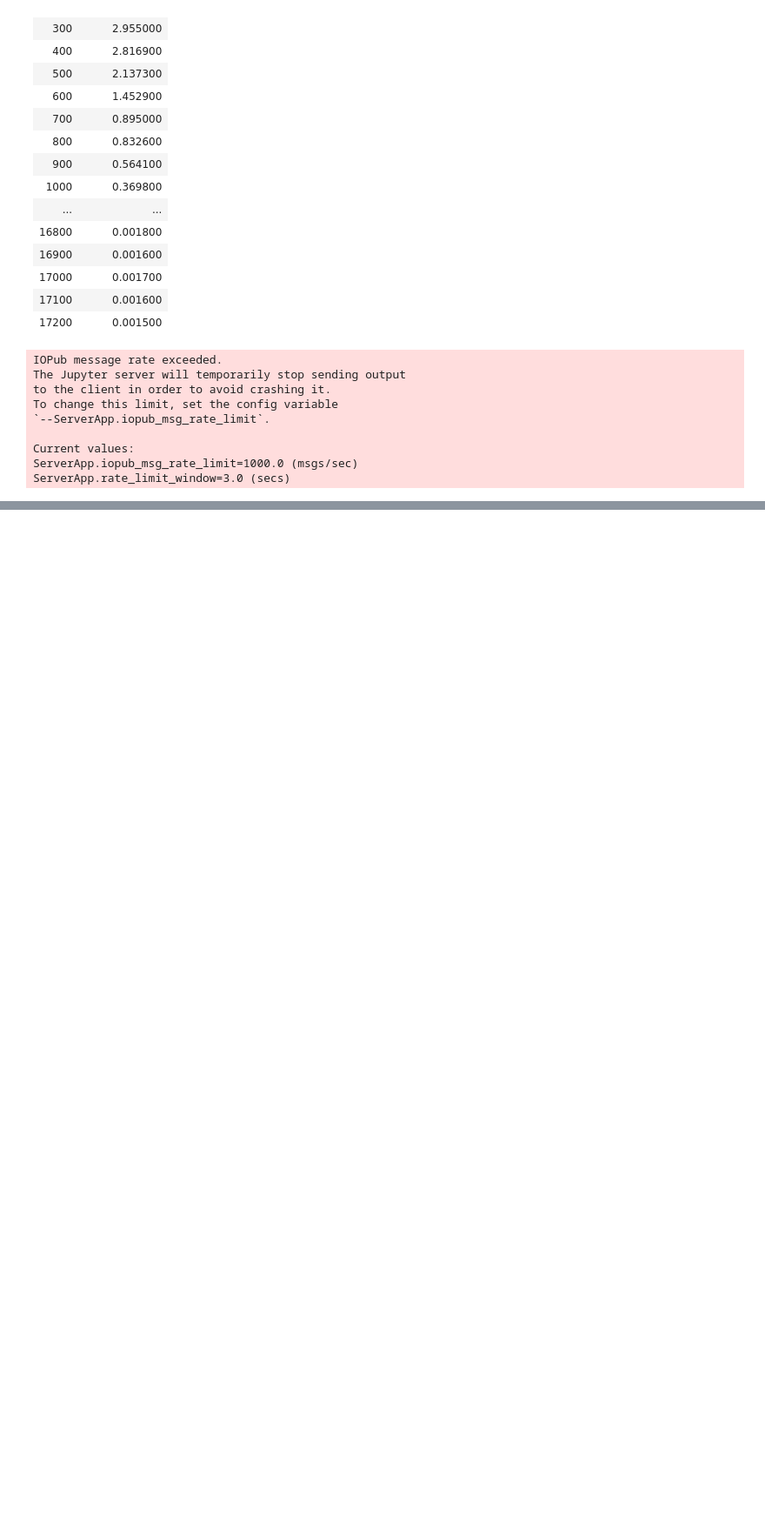
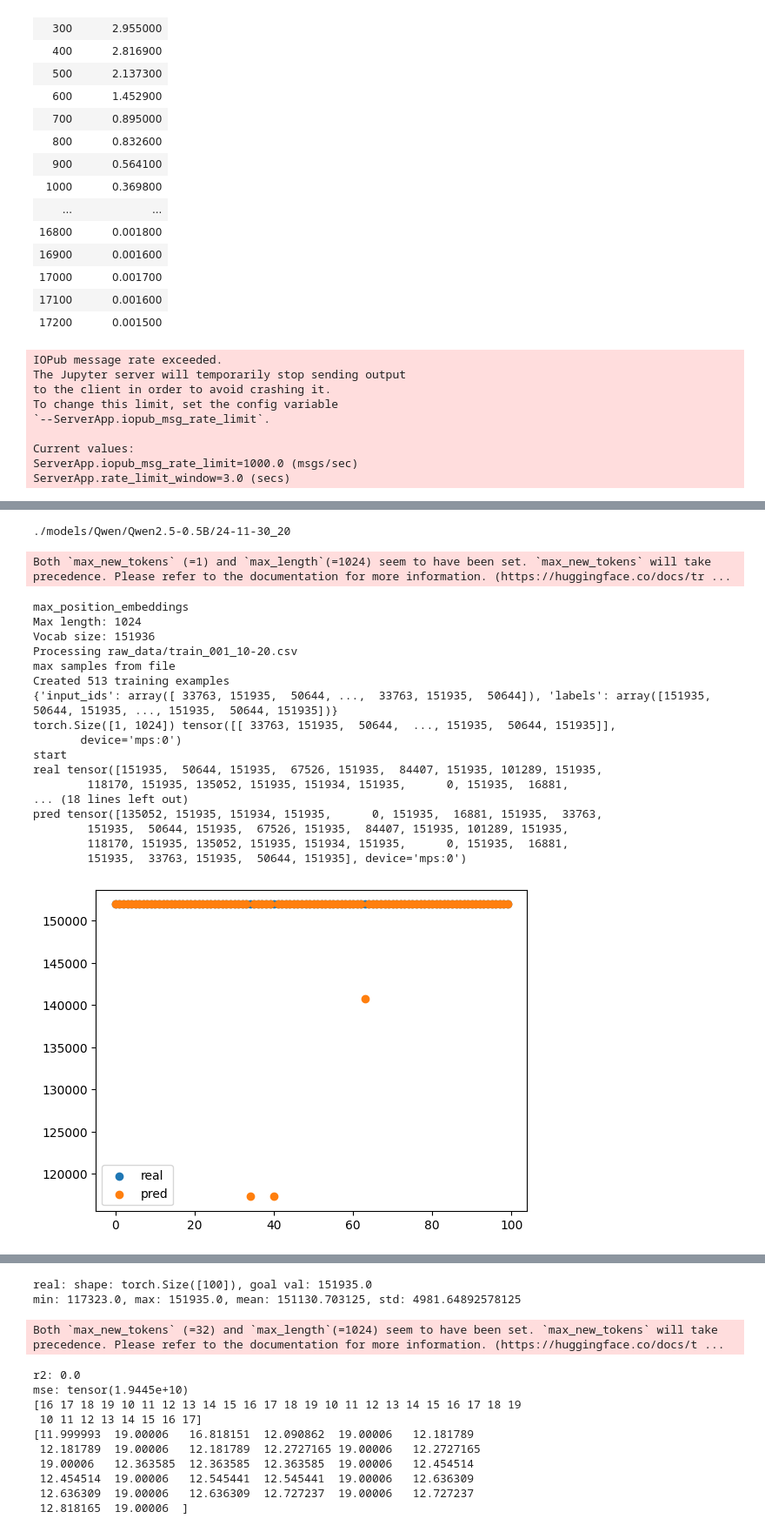
Before and after one commit to JoeyShapiro/TimeSeriesGPT, a Jupyter notebook: model.ipynb, the cells around one changed output, grey strips where cells are left out. Shown at 87% size. Cells and saved outputs as stored; diff of their text form; code cells hidden in the pictures; blank space fills up the shorter version.

```diff
--- a/model.ipynb
+++ b/model.ipynb
@@ -678,0 +677,44 @@ mse: tensor(3.4222e+09)
+# %%
+model_path = 'Qwen/Qwen2.5-0.5B'
+# get latest folder in models
+files = sorted([ f"./models/{model_path}/{f}" for f in os.listdir(f"./models/{model_path}") ])
+latest = max(files, key=os.path.getmtime)
+# latest = f"./models/{model_path}/24-11-28_21"
+# latest = "./models/Qwen/Qwen2.5-0.5B/24-11-28_21"
+latest = "./models/Qwen/Qwen2.5-0.5B/24-11-30_20"
+# latest = "./models/gpt2/24-11-28_16"
+# latest = "./models/gpt2/24-11-30_22"
+print(latest)
+
+# easy
+input_files = [ 'raw_data/train_001_10-20.csv' ]
+generated_text = test_model(latest, input_files=input_files)
+
+# medium
+# input_files = [ '' ]
+# generated_text = test_model(latest, input_files=input_files)
+
+# # hard
+# input_files = [ '' ]
+# generated_text = test_model(latest, input_files=input_files)
+# %% [output]
+./models/Qwen/Qwen2.5-0.5B/24-11-30_20
+Both `max_new_tokens` (=1) and `max_length`(=1024) seem to have been set. `max_new_tokens` will take precedence. Please refer to the documentation for more information. (https://huggingface.co/docs/tr ...
+max_position_embeddings
+Max length: 1024
+Vocab size: 151936
+Processing raw_data/train_001_10-20.csv
+max samples from file
+Created 513 training examples
+{'input_ids': array([ 33763, 151935,  50644, ...,  33763, 151935,  50644]), 'labels': array([151935,  50644, 151935, ..., 151935,  50644, 151935])}
+torch.Size([1, 1024]) tensor([[ 33763, 151935,  50644,  ..., 151935,  50644, 151935]],
+       device='mps:0')
+start
+real tensor([151935,  50644, 151935,  67526, 151935,  84407, 151935, 101289, 151935,
+        118170, 151935, 135052, 151935, 151934, 151935,      0, 151935,  16881,
+... (18 lines left out)
+pred tensor([135052, 151935, 151934, 151935,      0, 151935,  16881, 151935,  33763,
+        151935,  50644, 151935,  67526, 151935,  84407, 151935, 101289, 151935,
+        118170, 151935, 135052, 151935, 151934, 151935,      0, 151935,  16881,
+        151935,  33763, 151935,  50644, 151935], device='mps:0')
+[figure, added]
@@ -678,0 +722,13 @@ mse: tensor(3.4222e+09)
+real: shape: torch.Size([100]), goal val: 151935.0
+min: 117323.0, max: 151935.0, mean: 151130.703125, std: 4981.64892578125
+Both `max_new_tokens` (=32) and `max_length`(=1024) seem to have been set. `max_new_tokens` will take precedence. Please refer to the documentation for more information. (https://huggingface.co/docs/t ...
+r2: 0.0
+mse: tensor(1.9445e+10)
+[16 17 18 19 10 11 12 13 14 15 16 17 18 19 10 11 12 13 14 15 16 17 18 19
+ 10 11 12 13 14 15 16 17]
+[11.999993  19.00006   16.818151  12.090862  19.00006   12.181789
+ 12.181789  19.00006   12.181789  12.2727165 19.00006   12.2727165
+ 19.00006   12.363585  12.363585  12.363585  19.00006   12.454514
+ 12.454514  19.00006   12.545441  12.545441  19.00006   12.636309
+ 12.636309  19.00006   12.636309  12.727237  19.00006   12.727237
+ 12.818165  19.00006  ]
```
Also changed, not shown: parts of 5 cells of this notebook.
